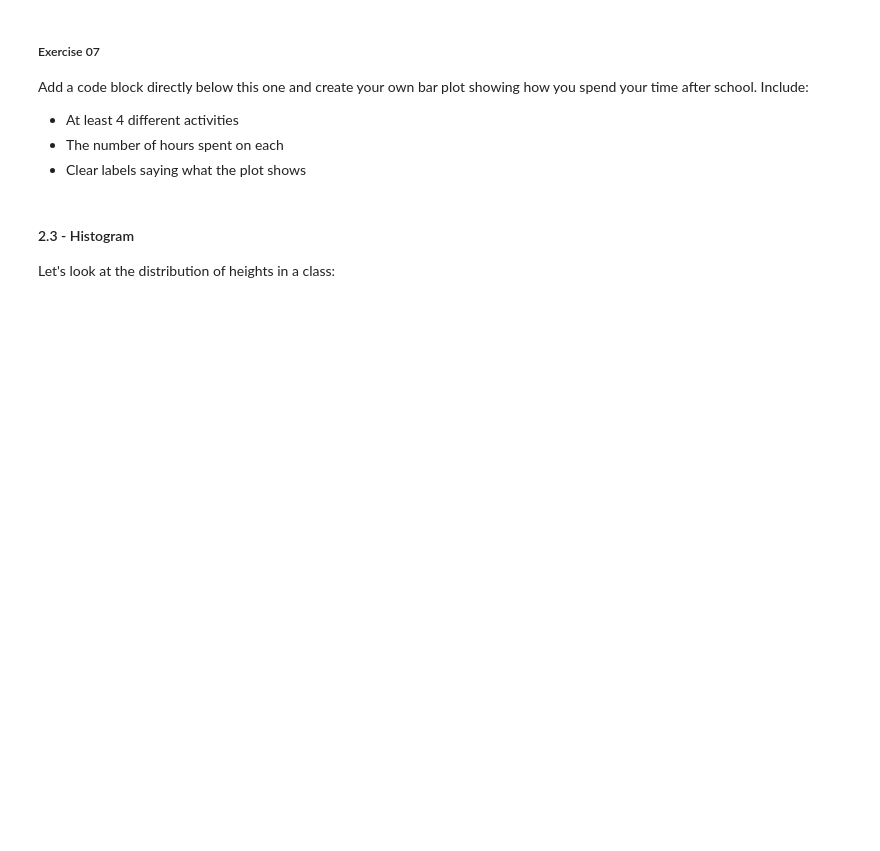
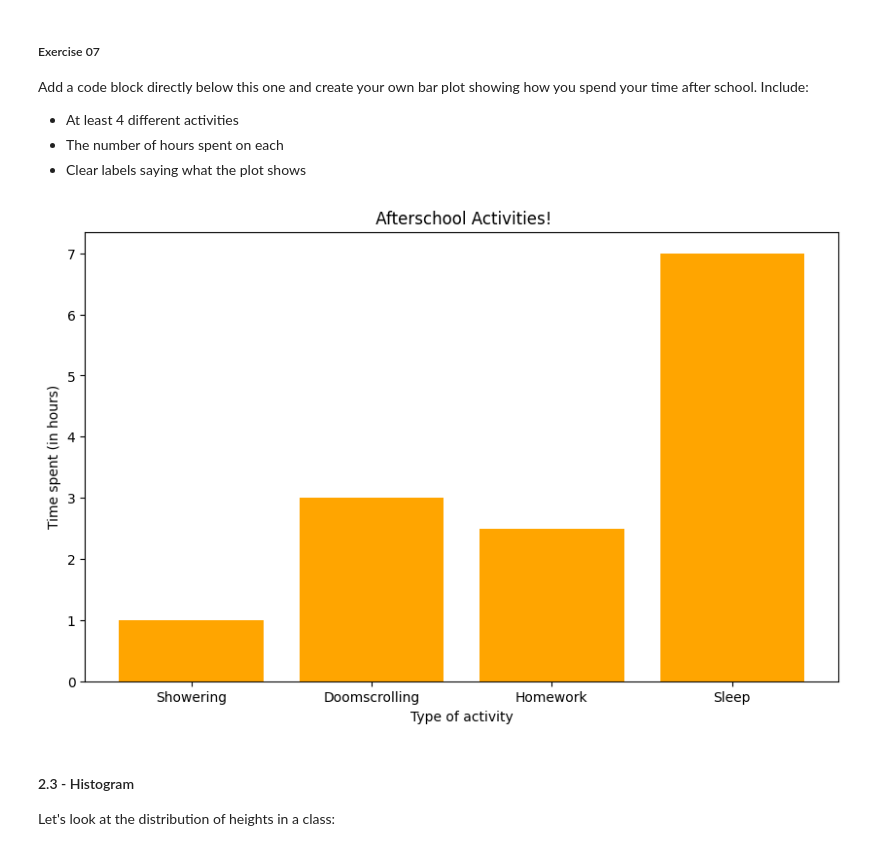
Before and after one commit to mangosmeyaa/unit-3-ai, a Jupyter notebook: 02-intro/intro-to-notebooks.ipynb, the cells around one changed output. Cells and saved outputs as stored; diff of their text form; code cells hidden in the pictures; blank space fills up the shorter version.

```diff
--- a/02-intro/intro-to-notebooks.ipynb
+++ b/02-intro/intro-to-notebooks.ipynb
@@ -345,6 +367,18 @@ Add a code block directly below this one and create your own bar plot showing ho
 - At least 4 different activities
 - The number of hours spent on each
 - Clear labels saying what the plot shows
+# %%
+activites = ['Showering', 'Doomscrolling', 'Homework', 'Sleep']
+hours = [1, 3, 2.5, 7]
+
+plt.figure(figsize=(10, 6))
+plt.bar(activites, hours, color="orange")
+plt.title(' Afterschool Activities!')
+plt.xlabel('Type of activity')
+plt.ylabel('Time spent (in hours)')
+plt.show()
+# %% [output]
+[figure, added]
 # %% [markdown]
 #### 2.3 - Histogram
 Let's look at the distribution of heights in a class:
```
Also changed, not shown: parts of 11 cells of this notebook.
